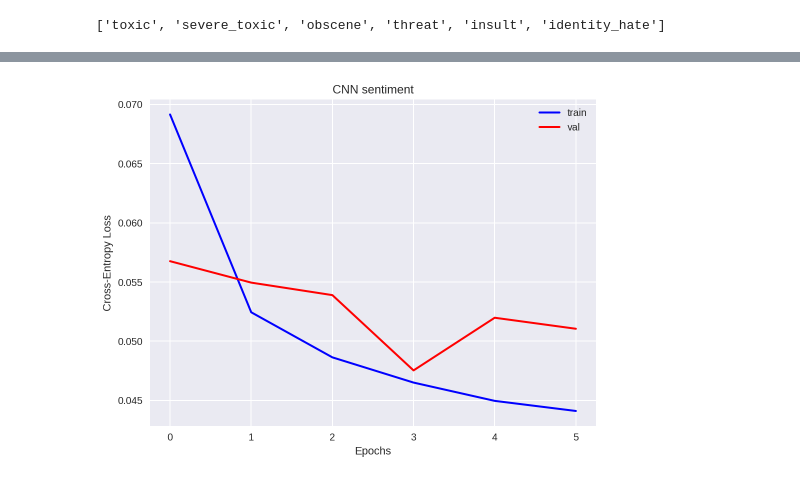
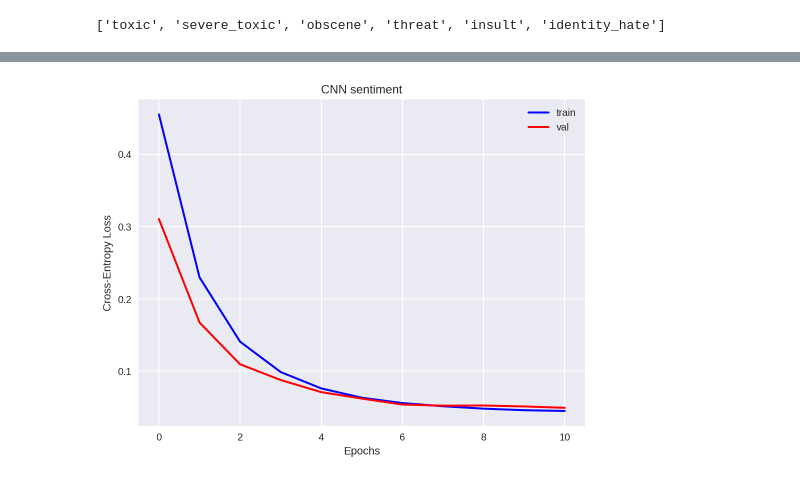
Before and after one commit to Zhengqi-Li/NLP, a Jupyter notebook: textCNN.ipynb, the cells around one changed output, grey strips where cells are left out. Saved outputs shown, nothing was run; the diff lists cells and outputs as text; code cells hidden in the pictures.

```diff
--- a/textCNN.ipynb
+++ b/textCNN.ipynb
@@ -201,12 +200,26 @@ for word, index in tqdm(word_index.items()):
 # %%
-def data_choice(x, y):
+# def data_choice(x, y):
+#     dirty_index = np.argwhere(y.sum(axis=1)>0)
+#     d = dirty_index.reshape(dirty_index.shape[0])
+#     clean_index = np.argwhere(y.sum(axis=1)==0)
+#     c = np.random.choice(clean_index.reshape(clean_index.shape[0]), 2700*2)
+#     return np.append(x[d],x[c], axis=0), np.append(y[d],y[c], axis=0)
+
+def data_expand(x, y):
     dirty_index = np.argwhere(y.sum(axis=1)>0)
     d = dirty_index.reshape(dirty_index.shape[0])
     clean_index = np.argwhere(y.sum(axis=1)==0)
-    c = np.random.choice(clean_index.reshape(clean_index.shape[0]), 2700*2)
-    return np.append(x[d],x[c], axis=0), np.append(y[d],y[c], axis=0)
+    c = clean_index.reshape(clean_index.shape[0])
+    dirty_expand = np.tile(x[d], (8,1))
+    dirty_label = np.tile(y[d], (8,1))
+    return np.append(dirty_expand, x[c], axis=0), np.append(dirty_label, y[c], axis=0)
 
 num_filters = 256
+num_lstm = 300
+num_dense = 256
+rate_drop_lstm = 0.25
+rate_drop_dense = 0.25
+
 model = Sequential()
 model.add(Embedding(word_upper,
                     word_features,
@@ -214,48 +227,58 @@ model.add(Embedding(word_upper,
                     weights=[feature_matrix],
                     trainable=False))
 model.add(SpatialDropout1D(0.5))
-model.add(Conv1D(num_filters, 2, activation='relu', padding='same', kernel_initializer='normal'))
+
+model.add(Conv1D(num_filters, 2, padding='same', kernel_initializer='normal'))
 model.add(MaxPooling1D(2))
-model.add(Conv1D(num_filters, 2, activation='relu', padding='same', kernel_initializer='normal'))
+model.add(BatchNormalization())
+model.add(LeakyReLU())
+
+model.add(Conv1D(num_filters, 2, padding='same', kernel_initializer='normal'))
+model.add(MaxPooling1D(2))
+model.add(BatchNormalization())
+model.add(LeakyReLU())
+
 model.add(GlobalMaxPooling1D())
-model.add(Dense(32, activation='relu', kernel_regularizer=regularizers.l2(1e-4)))
-model.add(Dense(len(labels), activation='sigmoid'))
+model.add(BatchNormalization())
+model.add(Dense(32, kernel_initializer='normal'))
+model.add(BatchNormalization())
+model.add(LeakyReLU())
+
+# model.add(LSTM(6))
+# model.add(LSTM(num_lstm,
+#                dropout=rate_drop_lstm,
+#                recurrent_dropout=rate_drop_lstm,
+#                return_sequences=False))
+
+model.add(Dense(len(labels), kernel_initializer='normal'))
+model.add(BatchNormalization())
+model.add(Activation('sigmoid'))
+
 model.compile(loss='binary_crossentropy', optimizer='adam', metrics=['accuracy'])
 model.summary()
 callbacks = [EarlyStopping(monitor='val_loss',
                           min_delta=0.01,
-                          patience=5,
+                          patience=4,
                           verbose=1)]
 
-batch_size = 64
-epochs = 50
-# X_train, X_valid, Y_train, Y_valid = train_test_split(data_choice(seq_train, train_data[labels].values)[0],
-#                                                       data_choice(seq_train, train_data[labels].values)[1],
-#                                                       test_size = 0.1
-# #                                                       random_state = 0
-#                                                      )
-# hist = model.fit(X_train, Y_train,
-#                 epochs=epochs,
-#                 batch_size=batch_size,
-#                 callbacks=callbacks,
-#                 validation_data = (X_valid, Y_valid),
-#                 verbose=1)
-# hist = model.fit(data_choice(seq_train, train_data[labels].values)[0],
-#                  data_choice(seq_train, train_data[labels].values)[1],
-#                 epochs=epochs,
-#                 batch_size=batch_size,
-#                 callbacks=callbacks,
-#                 validation_split=0.1,
-#                 shuffle=True,
-#                 verbose=1)
-hist = model.fit(seq_train,
-                 train_data[labels].values,
+batch_size = 128
+epochs = 30
+
+X_train, X_valid, Y_train, Y_valid = train_test_split(seq_train,
+                                                      train_data[labels].values,
+                                                      test_size = 0.1,
+                                                      shuffle=True
+#                                                       random_state = 0
+                                                     )
+
+hist = model.fit(X_train, Y_train,
                 epochs=epochs,
                 batch_size=batch_size,
                 callbacks=callbacks,
-                validation_split=0.1,
+                validation_data=(X_valid, Y_valid),
                 shuffle=True,
                 verbose=1)
+
 
 plt.figure()
 plt.plot(hist.history['loss'], lw=2.0, color='b', label='train')
@@ -302 +325 @@ Epoch 00006: early stopping
-[figure, old version]
+[figure, new version]
```
Also changed, not shown: parts of 3 cells of this notebook.
